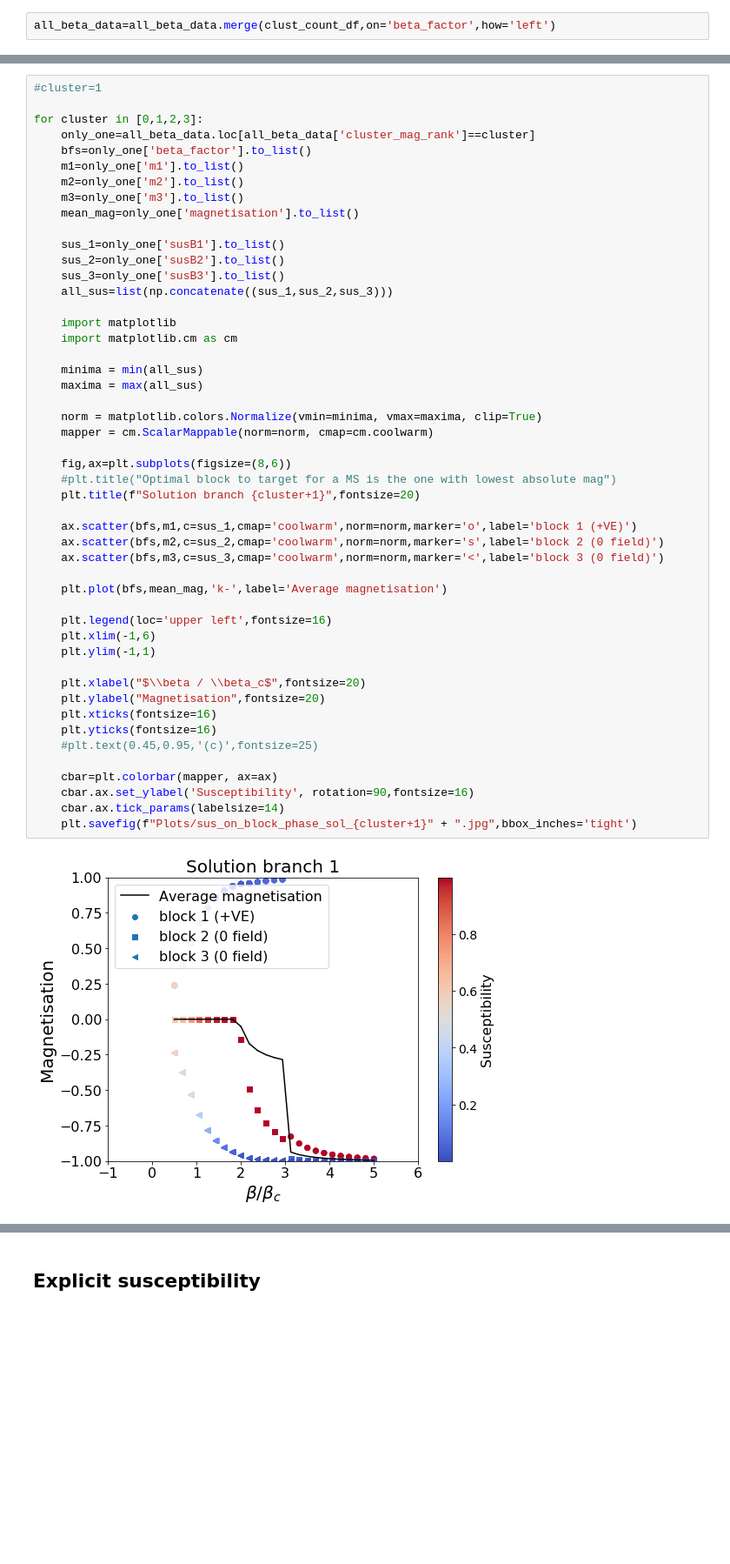
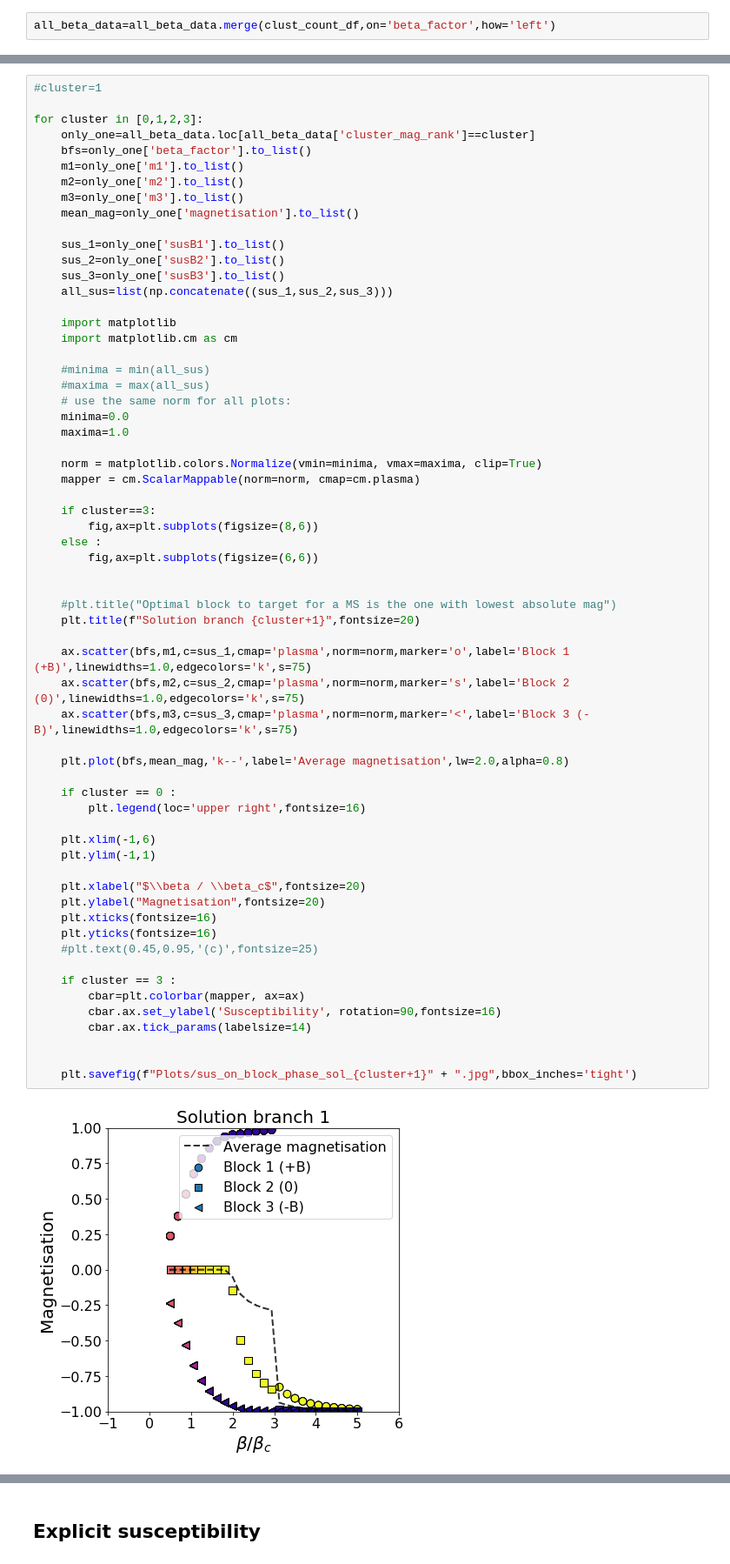
Before and after one commit to MGarrod1/unobserved_spin_influence, a Jupyter notebook: Figure_2_threeblock/fig2-CDE-phase-diag-version.ipynb, the cells around one changed output, grey strips where cells are left out. Shown at 87% size. Drawn from its saved outputs; the diff is of its cells as text; blank space fills up the shorter version.

Commit message:
improve design of mag/susceptility plot

```diff
--- a/Figure_2_threeblock/fig2-CDE-phase-diag-version.ipynb
+++ b/Figure_2_threeblock/fig2-CDE-phase-diag-version.ipynb
@@ -141,43 +147,56 @@ for cluster in [0,1,2,3]:
     m3=only_one['m3'].to_list()
     mean_mag=only_one['magnetisation'].to_list()
 
     sus_1=only_one['susB1'].to_list()
     sus_2=only_one['susB2'].to_list()
     sus_3=only_one['susB3'].to_list()
     all_sus=list(np.concatenate((sus_1,sus_2,sus_3)))
 
     import matplotlib
     import matplotlib.cm as cm
 
-    minima = min(all_sus)
-    maxima = max(all_sus)
+    #minima = min(all_sus)
+    #maxima = max(all_sus)
+    # use the same norm for all plots:
+    minima=0.0
+    maxima=1.0
 
     norm = matplotlib.colors.Normalize(vmin=minima, vmax=maxima, clip=True)
-    mapper = cm.ScalarMappable(norm=norm, cmap=cm.coolwarm)
+    mapper = cm.ScalarMappable(norm=norm, cmap=cm.plasma)
 
-    fig,ax=plt.subplots(figsize=(8,6))
+    if cluster==3:
+        fig,ax=plt.subplots(figsize=(8,6))
+    else :
+        fig,ax=plt.subplots(figsize=(6,6))
+
+
     #plt.title("Optimal block to target for a MS is the one with lowest absolute mag")
     plt.title(f"Solution branch {cluster+1}",fontsize=20)
 
-    ax.scatter(bfs,m1,c=sus_1,cmap='coolwarm',norm=norm,marker='o',label='block 1 (+VE)')
-    ax.scatter(bfs,m2,c=sus_2,cmap='coolwarm',norm=norm,marker='s',label='block 2 (0 field)')
-    ax.scatter(bfs,m3,c=sus_3,cmap='coolwarm',norm=norm,marker='<',label='block 3 (0 field)')
+    ax.scatter(bfs,m1,c=sus_1,cmap='plasma',norm=norm,marker='o',label='Block 1 (+B)',linewidths=1.0,edgecolors='k',s=75)
+    ax.scatter(bfs,m2,c=sus_2,cmap='plasma',norm=norm,marker='s',label='Block 2 (0)',linewidths=1.0,edgecolors='k',s=75)
+    ax.scatter(bfs,m3,c=sus_3,cmap='plasma',norm=norm,marker='<',label='Block 3 (-B)',linewidths=1.0,edgecolors='k',s=75)
 
-    plt.plot(bfs,mean_mag,'k-',label='Average magnetisation')
+    plt.plot(bfs,mean_mag,'k--',label='Average magnetisation',lw=2.0,alpha=0.8)
 
-    plt.legend(loc='upper left',fontsize=16)
+    if cluster == 0 :
+        plt.legend(loc='upper right',fontsize=16)
+
     plt.xlim(-1,6)
     plt.ylim(-1,1)
 
     plt.xlabel("$\\beta / \\beta_c$",fontsize=20)
     plt.ylabel("Magnetisation",fontsize=20)
     plt.xticks(fontsize=16)
     plt.yticks(fontsize=16)
     #plt.text(0.45,0.95,'(c)',fontsize=25)
 
-    cbar=plt.colorbar(mapper, ax=ax)
-    cbar.ax.set_ylabel('Susceptibility', rotation=90,fontsize=16)
-    cbar.ax.tick_params(labelsize=14)
+    if cluster == 3 :
+        cbar=plt.colorbar(mapper, ax=ax)
+        cbar.ax.set_ylabel('Susceptibility', rotation=90,fontsize=16)
+        cbar.ax.tick_params(labelsize=14)
+
+
     plt.savefig(f"Plots/sus_on_block_phase_sol_{cluster+1}" + ".jpg",bbox_inches='tight')
 # %% [output]
-[figure, old version]
+[figure, new version]
```
Also changed, not shown: parts of 9 cells of this notebook.
